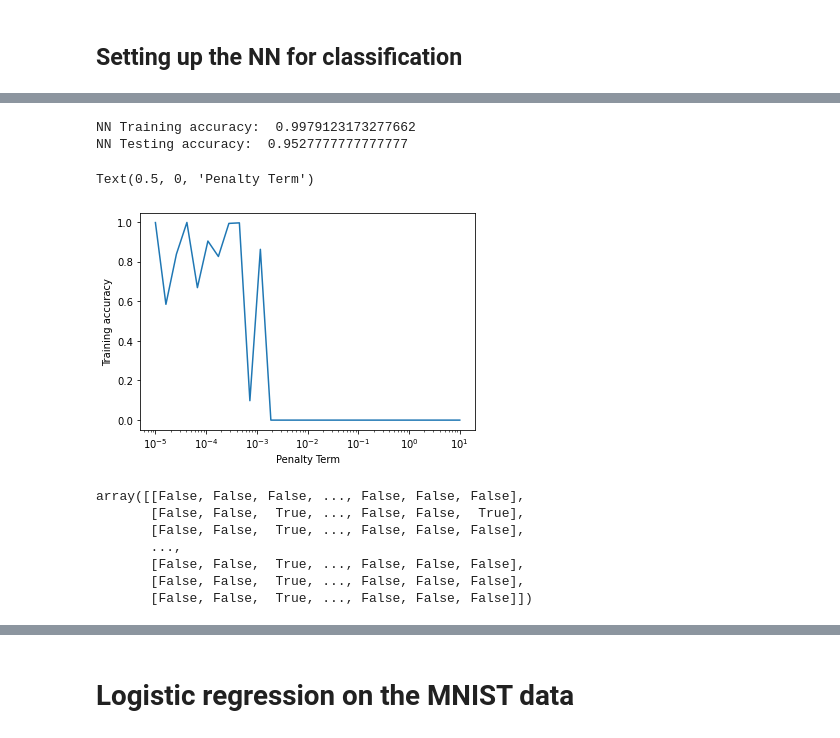
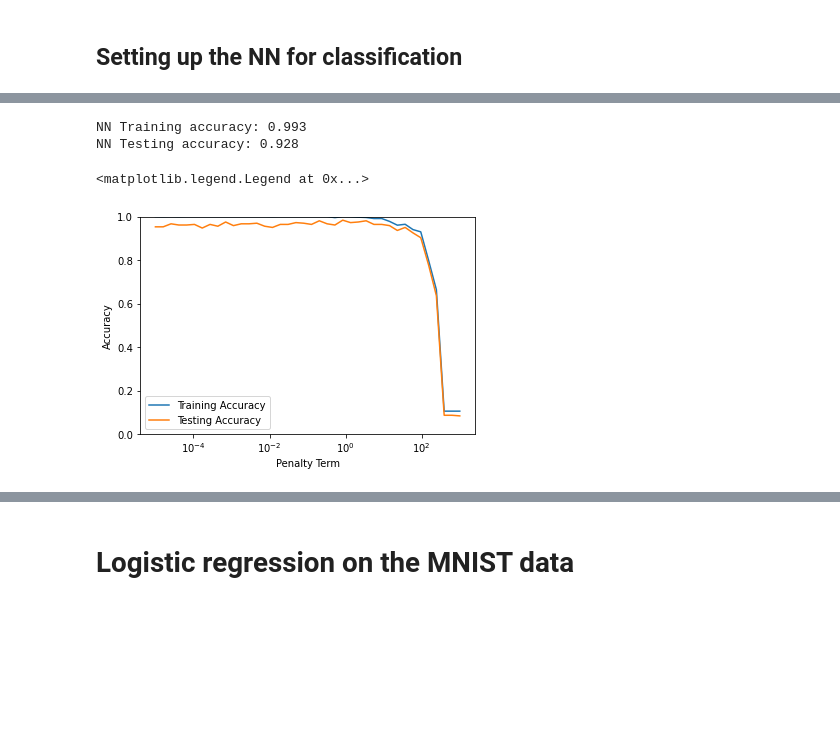
Before and after one commit to haakools/FYS-STK4155AUTUMN, a Jupyter notebook: Project 2/Project2_main.ipynb, the cells around one changed output, grey strips where cells are left out. Cells and saved outputs as stored; diff of their text form; code cells hidden in the pictures; blank space fills up the shorter version.

```diff
--- a/Project 2/Project2_main.ipynb
+++ b/Project 2/Project2_main.ipynb
@@ -161,52 +193,47 @@ Y_pred = NNclassifier.predict(X_test)
 # %%
+Y_tilde = NNclassifier.predict(X_train)
+Y_pred = NNclassifier.predict(X_test)
+
 NN_train_acc = fn.accuracy(Y_train.T, np.argmax(Y_tilde, axis=0))
 NN_test_acc = fn.accuracy(Y_test.T, np.argmax(Y_pred, axis=0))
-print("NN Training accuracy: ",NN_train_acc )
-print("NN Testing accuracy: ",NN_test_acc )
+print("NN Training accuracy: %.3f" % NN_train_acc )
+print("NN Testing accuracy: %.3f" % NN_test_acc )
 # %% [output]
-NN Training accuracy:  0.9979123173277662
-NN Testing accuracy:  0.9527777777777777
+NN Training accuracy: 0.993
+NN Testing accuracy: 0.928
 # %%
 # Looping over different lambdas
-lamb_array = np.logspace(-5,1,30)
+lamb_array = np.logspace(-5,3,40)
+mean_counter = 20
 train_acc = np.zeros(lamb_array.shape)
 test_acc = np.zeros(lamb_array.shape)
 
 hidden_layers = [('relu',0),('relu',0.001),'softmax']
 layer_dims=[n_features,20,10,n_categories]
-for i in range(len(lamb)):
+for i in range(len(lamb_array)):
     NNclassifier = fn.NN(layer_dims=layer_dims,
                          hidden_layers=hidden_layers,
                          cost_function='CrossEntropy',
-                         optimization_method = "SGDM",
-                         batch_size = 10,
-                         max_epoch=100,
+                         optimization_method = "Adam",
+                         batch_size = 32,
+                         max_epoch=300,
                          penalty="l2",
                          lamb=lamb_array[i],
                          verbose=0,
-                         learning_rate=0.05)
+                         learning_rate=0.001)
     NNclassifier.fit(X_train, Y_train)
     Y_tilde = NNclassifier.predict(X_train)
     Y_pred = NNclassifier.predict(X_test)
     train_acc[i] = fn.accuracy(Y_train.T, np.argmax(Y_tilde, axis=0))
     test_acc[i] = fn.accuracy(Y_test.T, np.argmax(Y_pred, axis=0))
-    if train_acc[i] == 0:
-        break
 # %%
-plt.plot(lamb_array, train_acc)
+plt.plot(lamb_array, train_acc, label="Training Accuracy")
+plt.plot(lamb_array, test_acc, label="Testing Accuracy")
 plt.xscale("log")
-plt.ylabel("Training accuracy")
+plt.ylabel("Accuracy")
 plt.xlabel("Penalty Term")
+plt.ylim(0,1)
+plt.legend()
 # %% [output]
-Text(0.5, 0, 'Penalty Term')
+<matplotlib.legend.Legend at 0x...>
-[figure, old version]
+[figure, new version]
-# %%
-np.argmax(Y_tilde, axis=0)==Y_train
-# %% [output]
-array([[False, False, False, ..., False, False, False],
-       [False, False,  True, ..., False, False,  True],
-       [False, False,  True, ..., False, False, False],
-       ...,
-       [False, False,  True, ..., False, False, False],
-       [False, False,  True, ..., False, False, False],
-       [False, False,  True, ..., False, False, False]])
```
Also changed, not shown: parts of 36 cells of this notebook, 2 other files.
